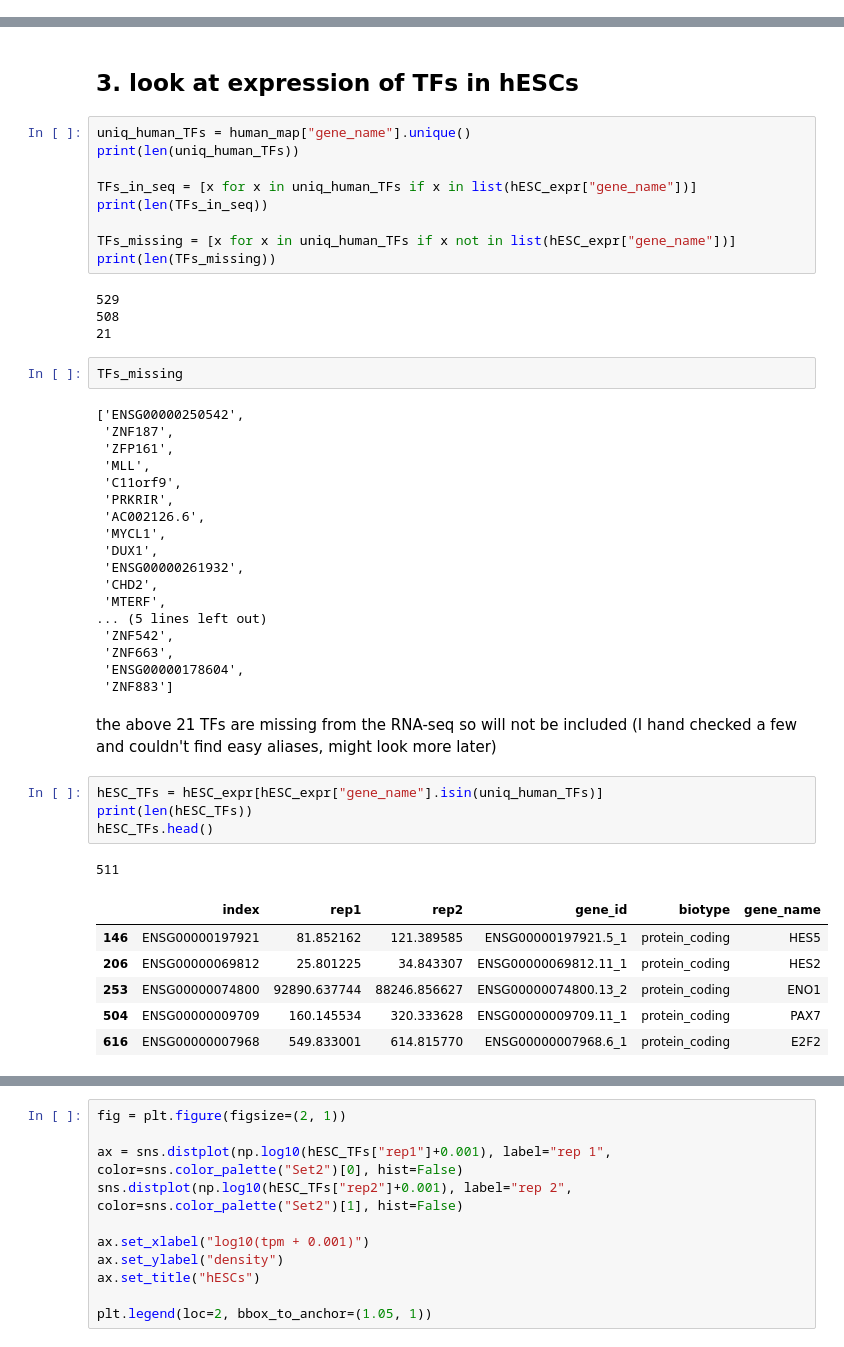
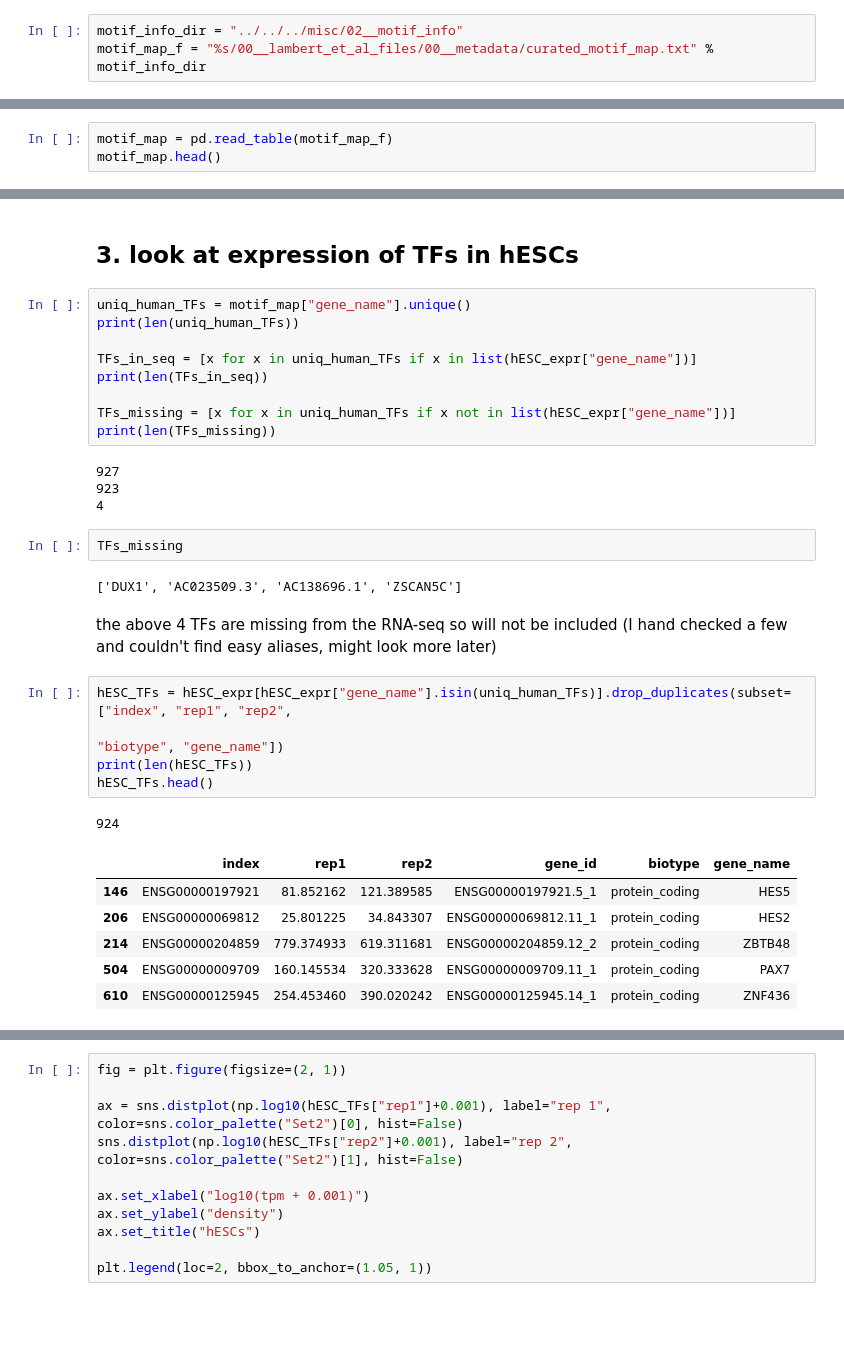
Before and after one commit to wod31/2019__lncRNA_evolution_mpra, a Jupyter notebook: analysis/03__rna_seq/03__TF_expr/03__TF_expr.ipynb, the cells around one changed output, grey strips where cells are left out. Cells and saved outputs as stored; diff of their text form; blank space fills up the shorter version.

```diff
--- a/analysis/03__rna_seq/03__TF_expr/03__TF_expr.ipynb
+++ b/analysis/03__rna_seq/03__TF_expr/03__TF_expr.ipynb
@@ -53,3 +49,6 @@ mouse_map_f = "%s/01__meme_files/mouse_cisbp_id_map.updated.txt" % motif_info_di
+# %%
+motif_info_dir = "../../../misc/02__motif_info"
+motif_map_f = "%s/00__lambert_et_al_files/00__metadata/curated_motif_map.txt" % motif_info_dir
 # %% [markdown]
 ## 1. import data
 # %%
@@ -139,0 +117,3 @@ mouse_map.head()
+# %%
+motif_map = pd.read_table(motif_map_f)
+motif_map.head()
@@ -234,7 +221,7 @@ plt.legend(loc=2, bbox_to_anchor=(1.05, 1))
 # %% [markdown]
 ## 3. look at expression of TFs in hESCs
 # %%
-uniq_human_TFs = human_map["gene_name"].unique()
+uniq_human_TFs = motif_map["gene_name"].unique()
 print(len(uniq_human_TFs))
 
 TFs_in_seq = [x for x in uniq_human_TFs if x in list(hESC_expr["gene_name"])]
@@ -243,40 +230,25 @@ print(len(TFs_in_seq))
 TFs_missing = [x for x in uniq_human_TFs if x not in list(hESC_expr["gene_name"])]
 print(len(TFs_missing))
 # %% [output]
-529
-508
-21
+927
+923
+4
 # %%
 TFs_missing
 # %% [output]
-['ENSG00000250542',
- 'ZNF187',
- 'ZFP161',
- 'MLL',
- 'C11orf9',
- 'PRKRIR',
- 'AC002126.6',
- 'MYCL1',
- 'DUX1',
- 'ENSG00000261932',
- 'CHD2',
- 'MTERF',
-... (5 lines left out)
- 'ZNF542',
- 'ZNF663',
- 'ENSG00000178604',
- 'ZNF883']
+['DUX1', 'AC023509.3', 'AC138696.1', 'ZSCAN5C']
 # %% [markdown]
-the above 21 TFs are missing from the RNA-seq so will not be included (I hand checked a few and couldn't find easy aliases, might look more later)
+the above 4 TFs are missing from the RNA-seq so will not be included (I hand checked a few and couldn't find easy aliases, might look more later)
 # %%
-hESC_TFs = hESC_expr[hESC_expr["gene_name"].isin(uniq_human_TFs)]
+hESC_TFs = hESC_expr[hESC_expr["gene_name"].isin(uniq_human_TFs)].drop_duplicates(subset=["index", "rep1", "rep2",
+                                                                                          "biotype", "gene_name"])
 print(len(hESC_TFs))
 hESC_TFs.head()
 # %% [output]
-511
+924
 |  | index | rep1 | rep2 | gene_id | biotype | gene_name |
 | 146 | ENSG00000197921 | 81.852162 | 121.389585 | ENSG00000197921.5_1 | protein_coding | HES5 |
 | 206 | ENSG00000069812 | 25.801225 | 34.843307 | ENSG00000069812.11_1 | protein_coding | HES2 |
-| 253 | ENSG00000074800 | 92890.637744 | 88246.856627 | ENSG00000074800.13_2 | protein_coding | ENO1 |
+| 214 | ENSG00000204859 | 779.374933 | 619.311681 | ENSG00000204859.12_2 | protein_coding | ZBTB48 |
 | 504 | ENSG00000009709 | 160.145534 | 320.333628 | ENSG00000009709.11_1 | protein_coding | PAX7 |
-| 616 | ENSG00000007968 | 549.833001 | 614.815770 | ENSG00000007968.6_1 | protein_coding | E2F2 |
+| 610 | ENSG00000125945 | 254.453460 | 390.020242 | ENSG00000125945.14_1 | protein_coding | ZNF436 |
```
Also changed, not shown: parts of 23 cells of this notebook, 6 other files.
